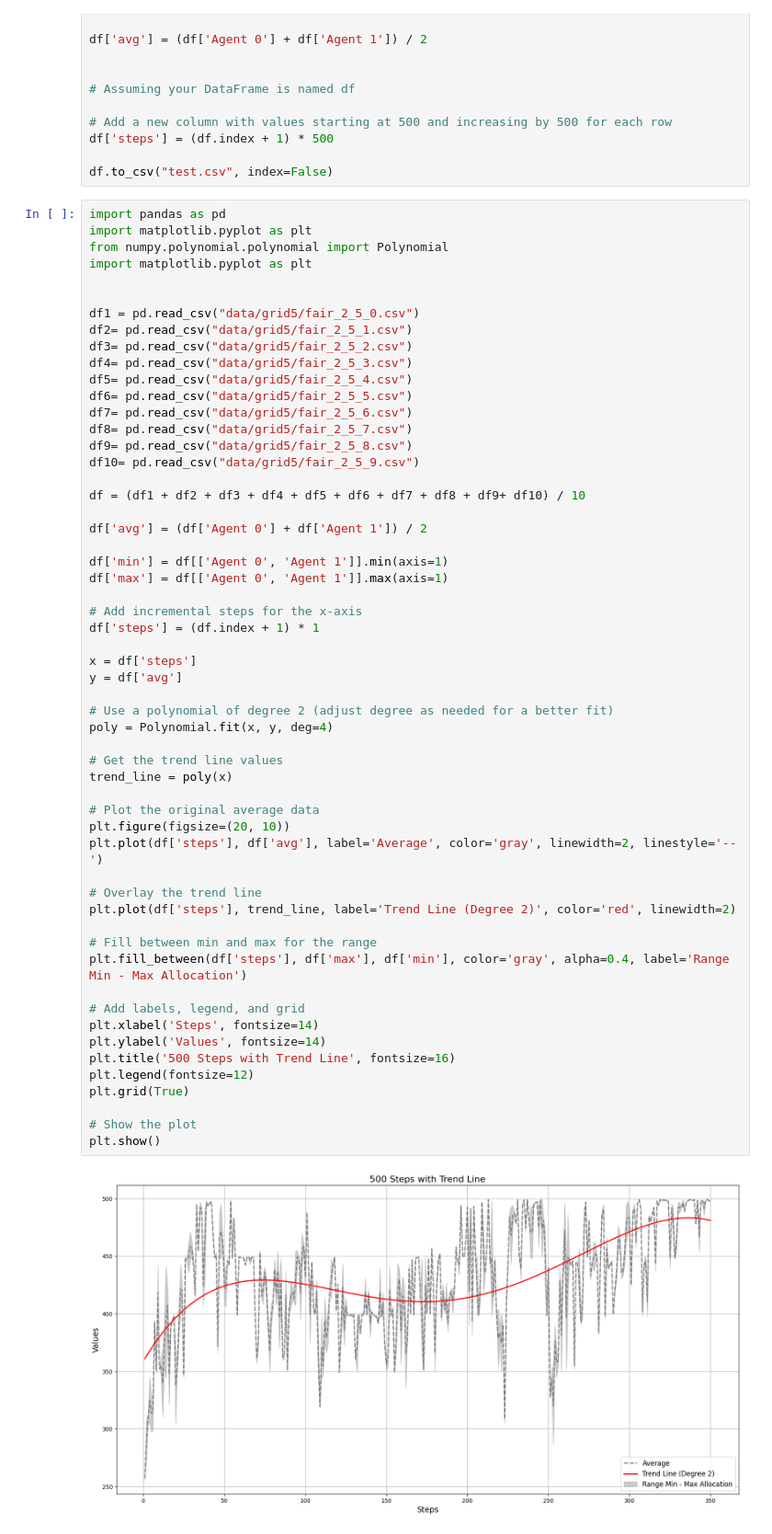
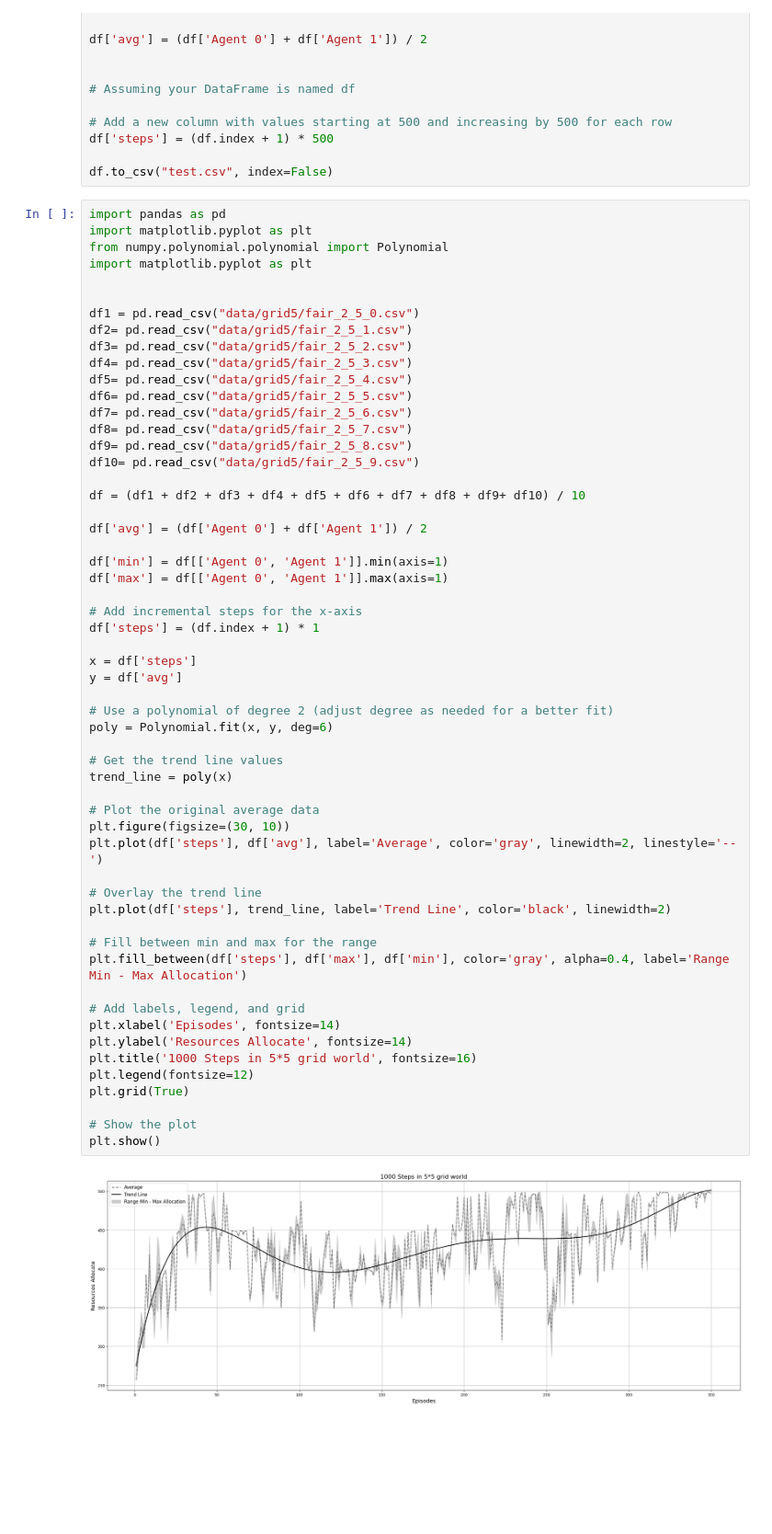
Before and after one commit to arshiarafiei/RL-HP, a Jupyter notebook: main.ipynb, the cells around one changed output. Shown at 92% size. Cells and saved outputs as stored; diff of their text form; blank space fills up the shorter version.

```diff
--- a/main.ipynb
+++ b/main.ipynb
@@ -1164,40 +1164,40 @@ df['avg'] = (df['Agent 0'] + df['Agent 1']) / 2
 
 df['min'] = df[['Agent 0', 'Agent 1']].min(axis=1)
 df['max'] = df[['Agent 0', 'Agent 1']].max(axis=1)
 
 # Add incremental steps for the x-axis
 df['steps'] = (df.index + 1) * 1
 
 x = df['steps']
 y = df['avg']
 
 # Use a polynomial of degree 2 (adjust degree as needed for a better fit)
-poly = Polynomial.fit(x, y, deg=4)
+poly = Polynomial.fit(x, y, deg=6)
 
 # Get the trend line values
 trend_line = poly(x)
 
 # Plot the original average data
-plt.figure(figsize=(20, 10))
+plt.figure(figsize=(30, 10))
 plt.plot(df['steps'], df['avg'], label='Average', color='gray', linewidth=2, linestyle='--')
 
 # Overlay the trend line
-plt.plot(df['steps'], trend_line, label='Trend Line (Degree 2)', color='red', linewidth=2)
+plt.plot(df['steps'], trend_line, label='Trend Line', color='black', linewidth=2)
 
 # Fill between min and max for the range
 plt.fill_between(df['steps'], df['max'], df['min'], color='gray', alpha=0.4, label='Range Min - Max Allocation')
 
 # Add labels, legend, and grid
-plt.xlabel('Steps', fontsize=14)
-plt.ylabel('Values', fontsize=14)
-plt.title('500 Steps with Trend Line', fontsize=16)
+plt.xlabel('Episodes', fontsize=14)
+plt.ylabel('Resources Allocate', fontsize=14)
+plt.title('1000 Steps in 5*5 grid world', fontsize=16)
 plt.legend(fontsize=12)
 plt.grid(True)
 
 # Show the plot
 plt.show()
 # %% [output]
-[figure, old version]
+[figure, new version]
 # %%
 import pandas as pd
 import matplotlib.pyplot as plt
```
Also changed, not shown: parts of 1 cell of this notebook, 11 other files.
